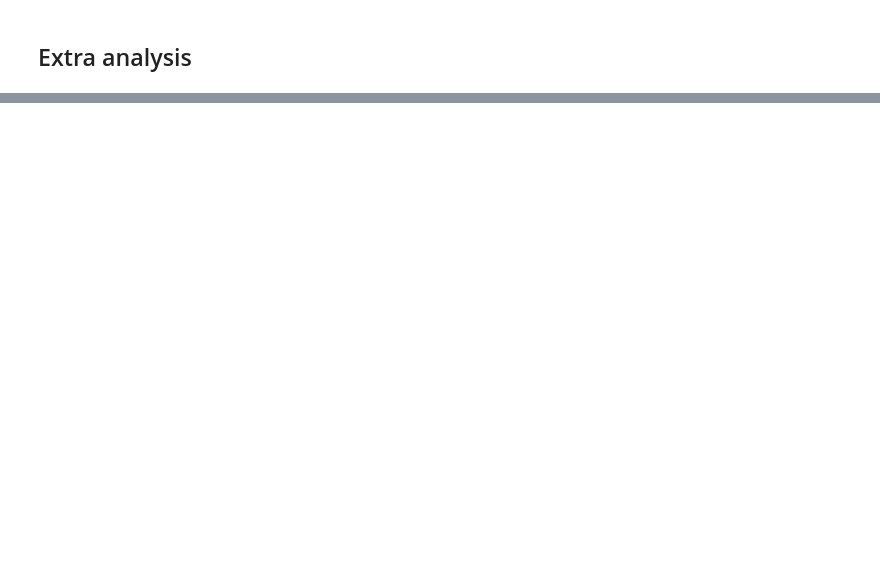
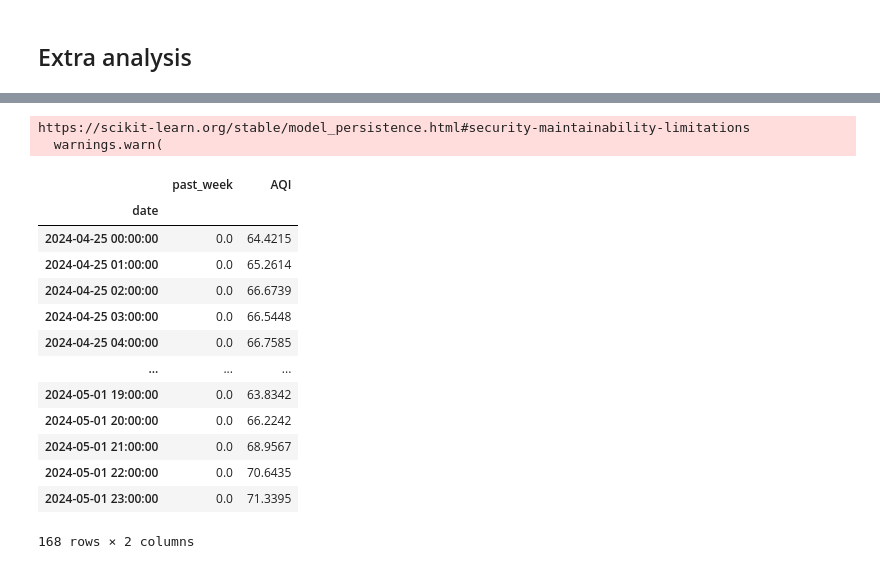
Before and after one commit to timothyafolami/Punjabaoi-Air-Quality-Prediction, a Jupyter notebook: map_analysis.ipynb, the cells around one changed output, grey strips where cells are left out. Cells and saved outputs as stored; diff of their text form; code cells hidden in the pictures; blank space fills up the shorter version.

```diff
--- a/map_analysis.ipynb
+++ b/map_analysis.ipynb
@@ -294,0 +340,45 @@ print(get_current_date())
+# %%
+today = date.today()
+data = pd.read_csv('clean.csv')
+# getting the data
+past_week_data = past_week_model_data()
+past_week_data['date'] = pd.to_datetime(past_week_data['date'])
+past_week_data['date'] = past_week_data['date'].astype(str)
+past_week_data_ = past_week_data['AQI']
+# getting the forecast
+forecast = predict_last_seven_days()
+# plotting the data and forecast together
+# using a dataframe to add themtogether
+d1 = pd.DataFrame()
+d1['past_week'] = past_week_data_
+d1.index = past_week_data['date']
+# opening predicted
+pred = pd.read_csv('prediction.csv')
+pred.columns = ['date', 'AQI']
+pred['date'] = pd.to_datetime(pred['date'])
+pred['date'] = pred['date'].astype(str)
+# getting the similar dates
+pred_1 = pred[pred['date'].isin(past_week_data['date'].values.tolist())].reset_index(drop=True)
+pred_1.index = pred_1['date']
+# adding the forecast to the dataframe
+d1['AQI'] = pred_1['AQI']
+# %% [output]
+https://scikit-learn.org/stable/model_persistence.html#security-maintainability-limitations
+  warnings.warn(
+# %%
+d1
+# %% [output]
+|  | past_week | AQI |
+| date |  |  |
+| 2024-04-25 00:00:00 | 0.0 | 64.4215 |
+| 2024-04-25 01:00:00 | 0.0 | 65.2614 |
+| 2024-04-25 02:00:00 | 0.0 | 66.6739 |
+| 2024-04-25 03:00:00 | 0.0 | 66.5448 |
+| 2024-04-25 04:00:00 | 0.0 | 66.7585 |
+| ... | ... | ... |
+| 2024-05-01 19:00:00 | 0.0 | 63.8342 |
+| 2024-05-01 20:00:00 | 0.0 | 66.2242 |
+| 2024-05-01 21:00:00 | 0.0 | 68.9567 |
+| 2024-05-01 22:00:00 | 0.0 | 70.6435 |
+| 2024-05-01 23:00:00 | 0.0 | 71.3395 |
+168 rows × 2 columns
```
Also changed, not shown: parts of 17 cells of this notebook, 2 other files.
